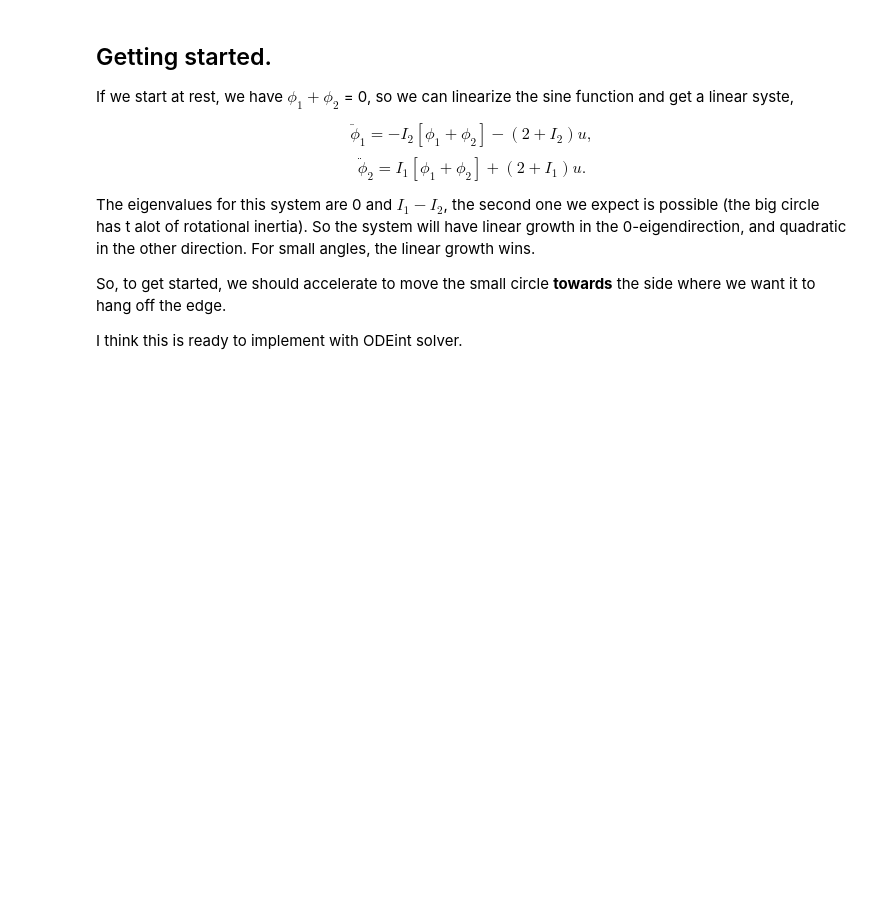
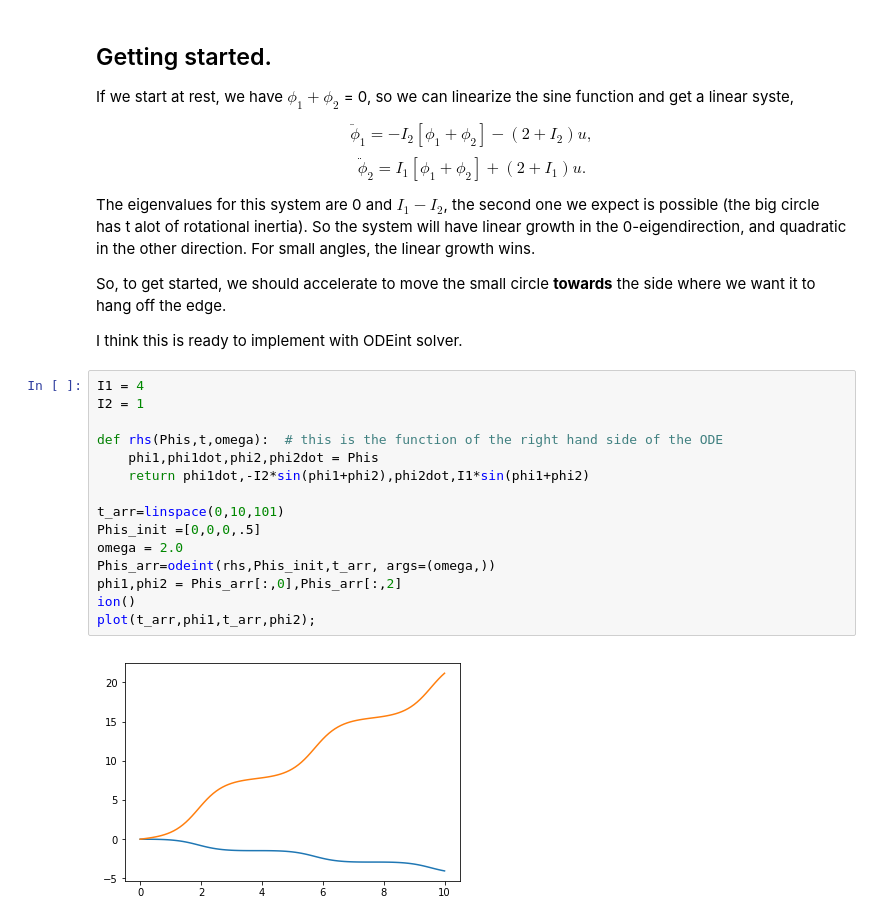
Before and after one commit to mlamoureux/Math502w19, a Jupyter notebook: Lecture20-BB-8.ipynb, the cells around one changed output. Drawn from its saved outputs; the diff is of its cells as text; blank space fills up the shorter version.

```diff
--- a/Lecture20-BB-8.ipynb
+++ b/Lecture20-BB-8.ipynb
@@ -268,3 +269,20 @@ The eigenvalues for this system are 0 and $I_1-I_2$, the second one we expect is
 So, to get started, we should accelerate to move the small circle **towards** the side where we want it to hang off the edge.
 
 I think this is ready to implement with ODEint solver.
+# %%
+I1 = 4
+I2 = 1
+
+def rhs(Phis,t,omega):  # this is the function of the right hand side of the ODE
+    phi1,phi1dot,phi2,phi2dot = Phis
+    return phi1dot,-I2*sin(phi1+phi2),phi2dot,I1*sin(phi1+phi2)
+
+t_arr=linspace(0,10,101)
+Phis_init =[0,0,0,.5]
+omega = 2.0
+Phis_arr=odeint(rhs,Phis_init,t_arr, args=(omega,))
+phi1,phi2 = Phis_arr[:,0],Phis_arr[:,2]
+ion()
+plot(t_arr,phi1,t_arr,phi2);
+# %% [output]
+[figure, added]
```
Also changed, not shown: parts of 3 cells of this notebook, 2 other files.
